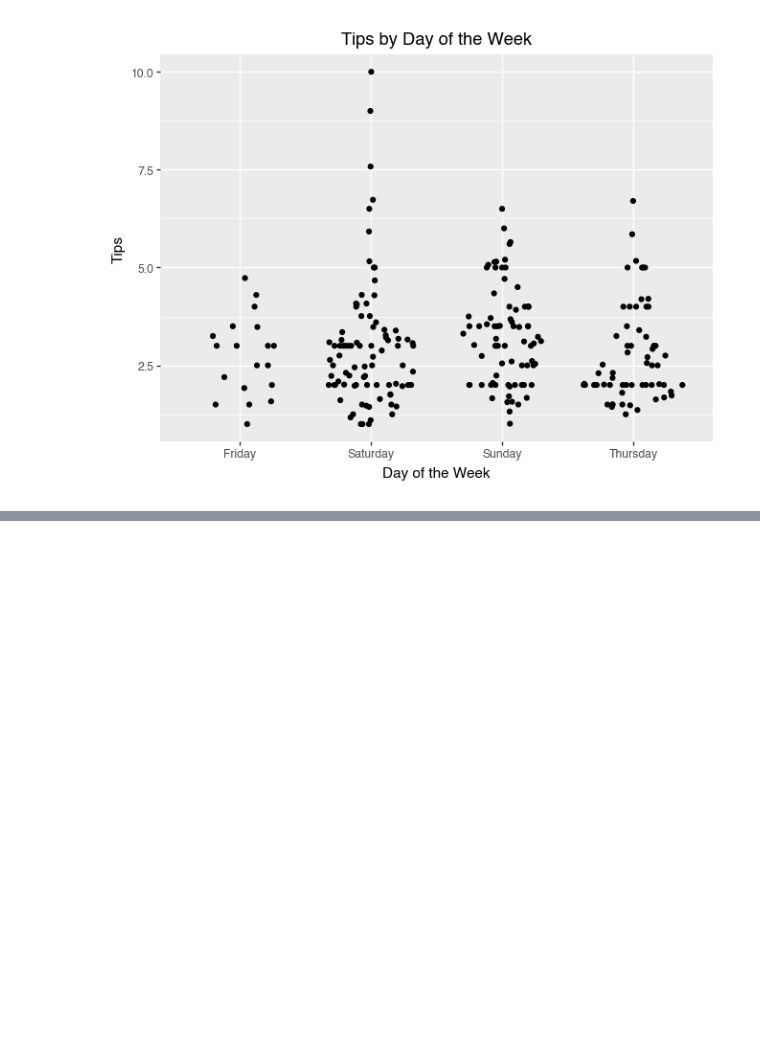
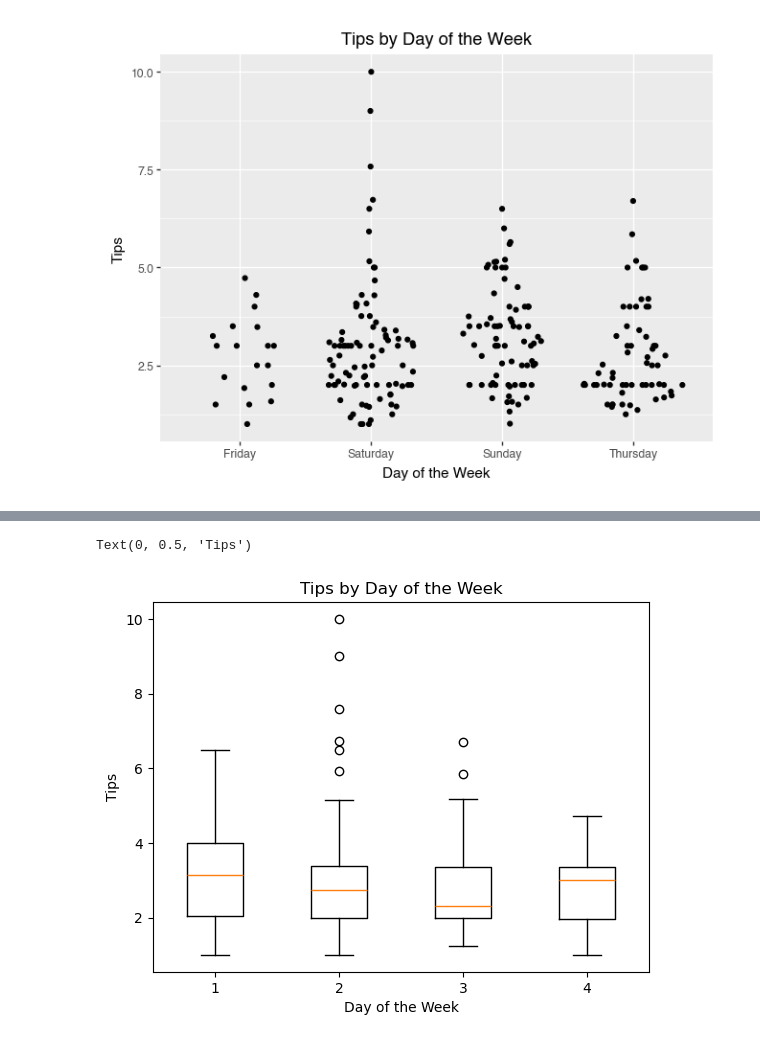
Before and after one commit to EricFriedlander/math4025sp26, a Jupyter notebook: hw/01-hw-eda.ipynb, the cells around one changed output, grey strips where cells are left out. Saved outputs shown, nothing was run; the diff lists cells and outputs as text; code cells hidden in the pictures; blank space fills up the shorter version.

```diff
--- a/hw/01-hw-eda.ipynb
+++ b/hw/01-hw-eda.ipynb
@@ -263,0 +272,13 @@ print(
+# %%
+tips = pd.read_csv("../data/tips.csv")
+days = tips['Weekday'].unique()
+data_by_day = [tips[tips['Weekday'] == d]['Tip'] for d in days]
+
+# plt.figure()
+plt.boxplot(data_by_day)
+plt.title("Tips by Day of the Week")
+plt.xlabel("Day of the Week")
+plt.ylabel("Tips")
+# %% [output]
+Text(0, 0.5, 'Tips')
+[figure, added]
```
Also changed, not shown: parts of 5 cells of this notebook, 2 other files.
